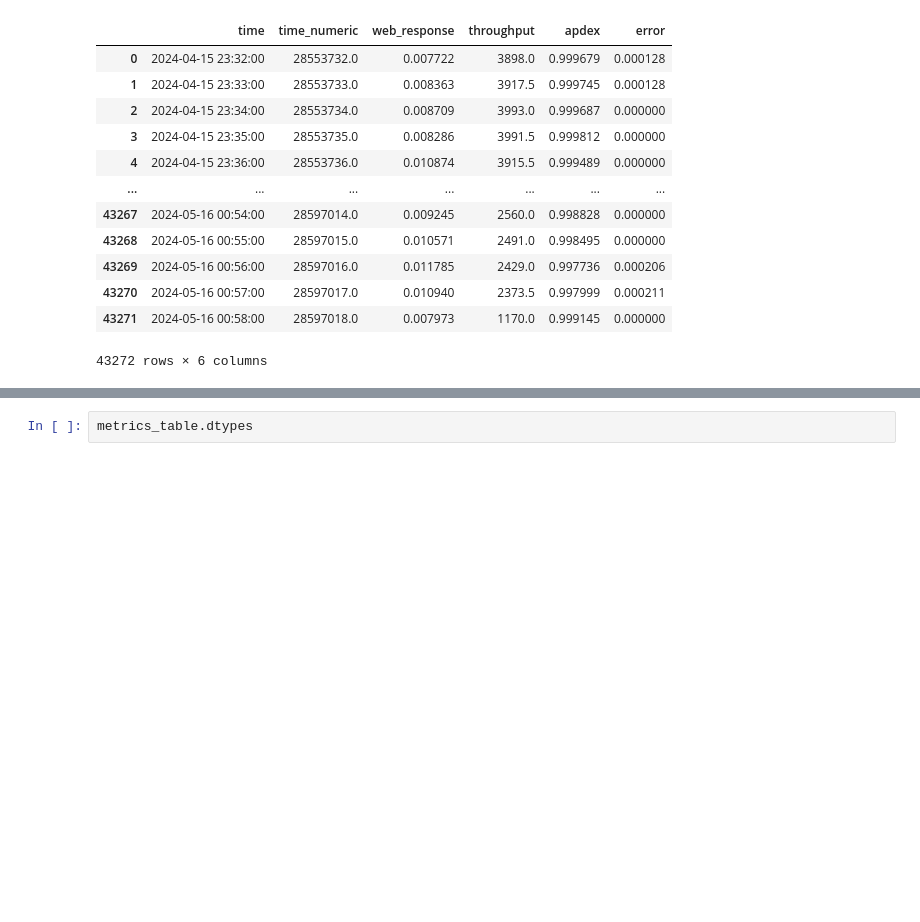
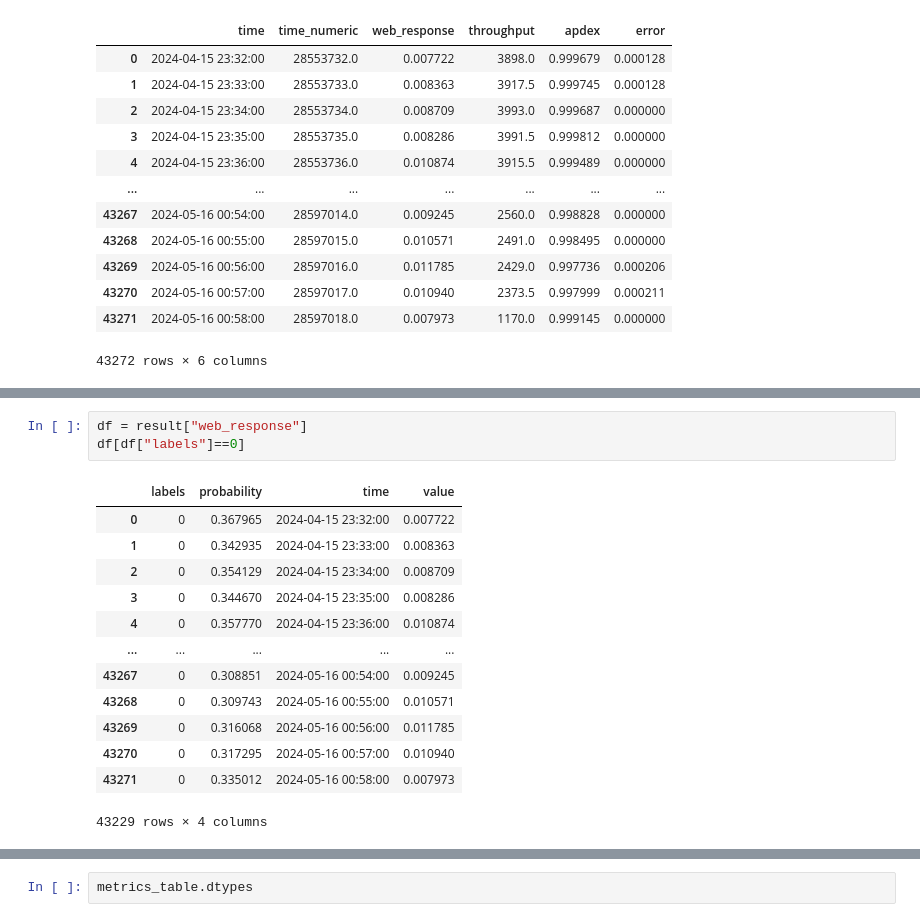
Before and after one commit to REU-DS-CLUB/redlab_hack, a Jupyter notebook: Analyst.ipynb, the cells around one changed output, grey strips where cells are left out. Cells and saved outputs as stored; diff of their text form; blank space fills up the shorter version.

```diff
--- a/Analyst.ipynb
+++ b/Analyst.ipynb
@@ -57,0 +83,17 @@ See the caveats in the documentation: https://pandas.pydata.org/pandas-docs/stab
+# %%
+df = result["web_response"]
+df[df["labels"]==0]
+# %% [output]
+|  | labels | probability | time | value |
+| 0 | 0 | 0.367965 | 2024-04-15 23:32:00 | 0.007722 |
+| 1 | 0 | 0.342935 | 2024-04-15 23:33:00 | 0.008363 |
+| 2 | 0 | 0.354129 | 2024-04-15 23:34:00 | 0.008709 |
+| 3 | 0 | 0.344670 | 2024-04-15 23:35:00 | 0.008286 |
+| 4 | 0 | 0.357770 | 2024-04-15 23:36:00 | 0.010874 |
+| ... | ... | ... | ... | ... |
+| 43267 | 0 | 0.308851 | 2024-05-16 00:54:00 | 0.009245 |
+| 43268 | 0 | 0.309743 | 2024-05-16 00:55:00 | 0.010571 |
+| 43269 | 0 | 0.316068 | 2024-05-16 00:56:00 | 0.011785 |
+| 43270 | 0 | 0.317295 | 2024-05-16 00:57:00 | 0.010940 |
+| 43271 | 0 | 0.335012 | 2024-05-16 00:58:00 | 0.007973 |
+43229 rows × 4 columns
```
Also changed, not shown: parts of 13 cells of this notebook, 1 other file.
